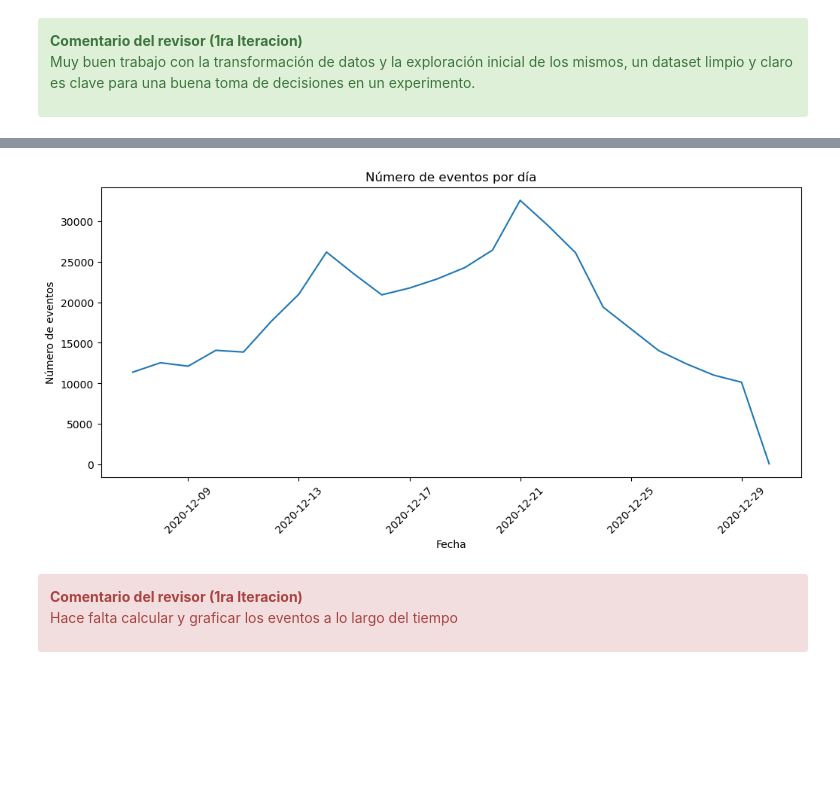
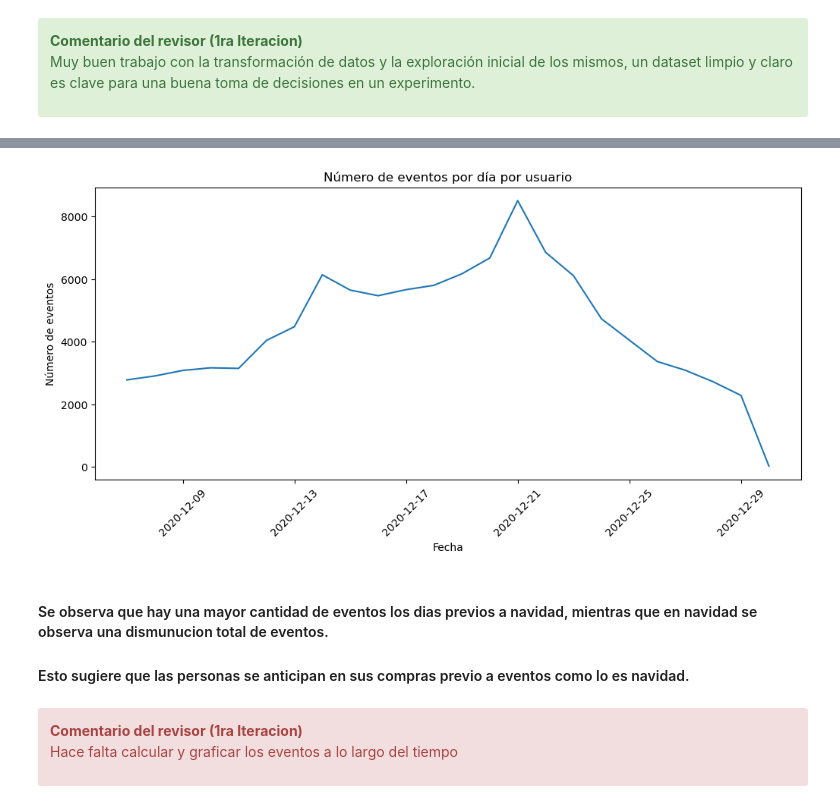
Before and after one commit to hukitan/tripleten, a Jupyter notebook: Proyectos_en_desarrollo/Proyecto Final/ab_Test_1it.ipynb, the cells around one changed output, grey strips where cells are left out. Drawn from its saved outputs; the diff is of its cells as text; code cells hidden in the pictures; blank space fills up the shorter version.

```diff
--- a/Proyectos_en_desarrollo/Proyecto Final/ab_Test_1it.ipynb
+++ b/Proyectos_en_desarrollo/Proyecto Final/ab_Test_1it.ipynb
@@ -176,8 +178,10 @@ Duplicados:
 # Convertir fechas a datetime
 new_users['first_date'] = pd.to_datetime(new_users['first_date'])
 events['event_dt'] = pd.to_datetime(events['event_dt'])
+events["event_date"] = events["event_dt"].dt.date
 marketing_events[['start_dt', 'finish_dt']] = marketing_events[[
     'start_dt', 'finish_dt']].apply(pd.to_datetime)
+
 
 
 # # Filtrar eventos dentro del período de la prueba (07/12/2020 - 01/01/2021)
@@ -187,9 +191,11 @@ marketing_events[['start_dt', 'finish_dt']] = marketing_events[[
 #                 (events['event_dt'] <= '2021-01-01')]
 
 
+
 # Unir eventos con información de grupos
 
-df = events.merge(participants, on='user_id', how='left')
+
+df = events.merge(participants, on='user_id', how='inner')
 
 df
 # %% [output]
@@ -232,18 +238,22 @@ Fecha máxima: 2020-12-30 23:36:33
 # %%
-# Contar eventos por día
-events["event_date"] = events["event_dt"].dt.date
-events_per_day = events.groupby("event_date")["user_id"].count()
+# Contar eventos por día (grafica alterna)
+
+events_per_day = df.groupby("event_date")["user_id"].count()
 
 # Graficar
 plt.figure(figsize=(12, 5))
 sns.lineplot(data=events_per_day)
 plt.xlabel("Fecha")
 plt.ylabel("Número de eventos")
-plt.title("Número de eventos por día")
+plt.title("Número de eventos por día por usuario")
 plt.xticks(rotation=45)
 plt.show()
 # %% [output]
-[figure, old version]
+[figure, new version]
+# %% [markdown]
+#### Se observa que hay una mayor cantidad de eventos los dias previos a navidad, mientras que en navidad se observa una dismunucion total de eventos.
+
+#### Esto sugiere que las personas se anticipan en sus compras previo a eventos como lo es navidad.
 # %% [markdown]
 <div class="alert alert-block alert-danger">
 <b>Comentario del revisor (1ra Iteracion)</b> <a class=“tocSkip”></a>
```
Also changed, not shown: parts of 31 cells of this notebook.
